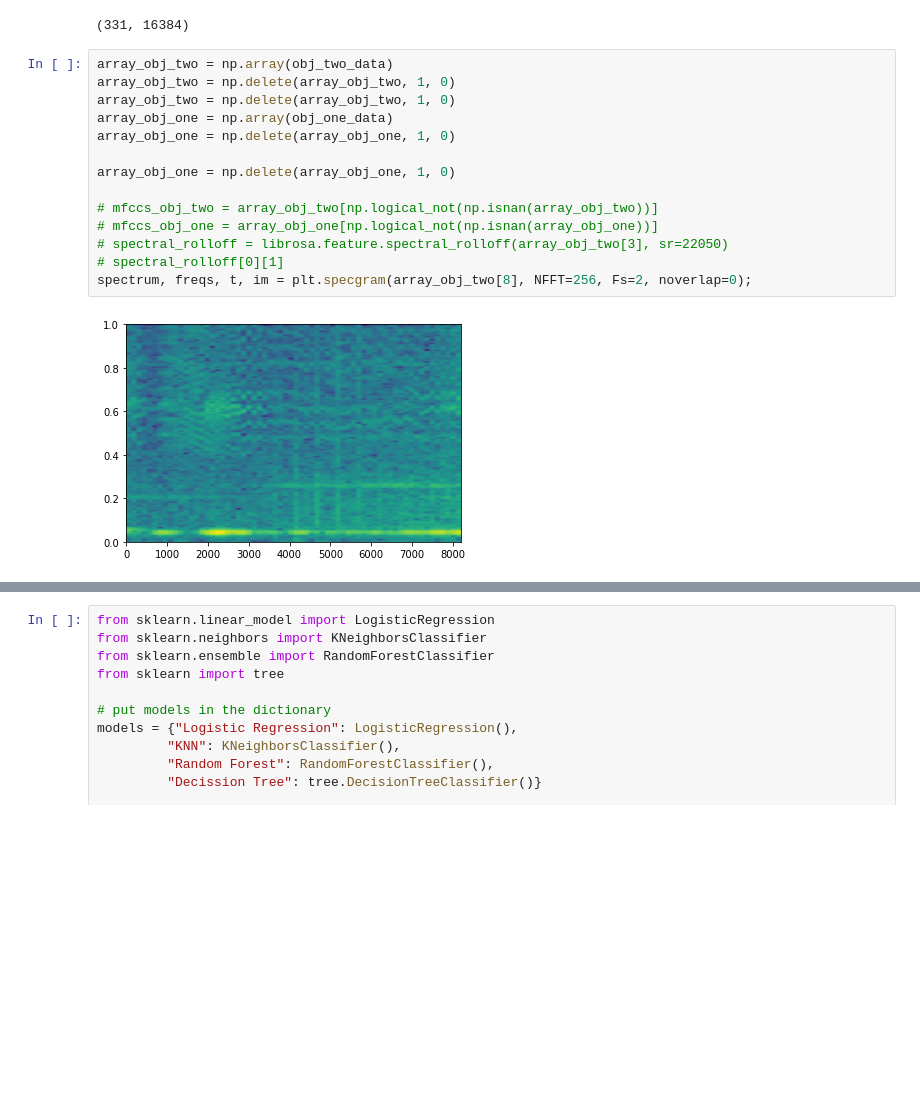
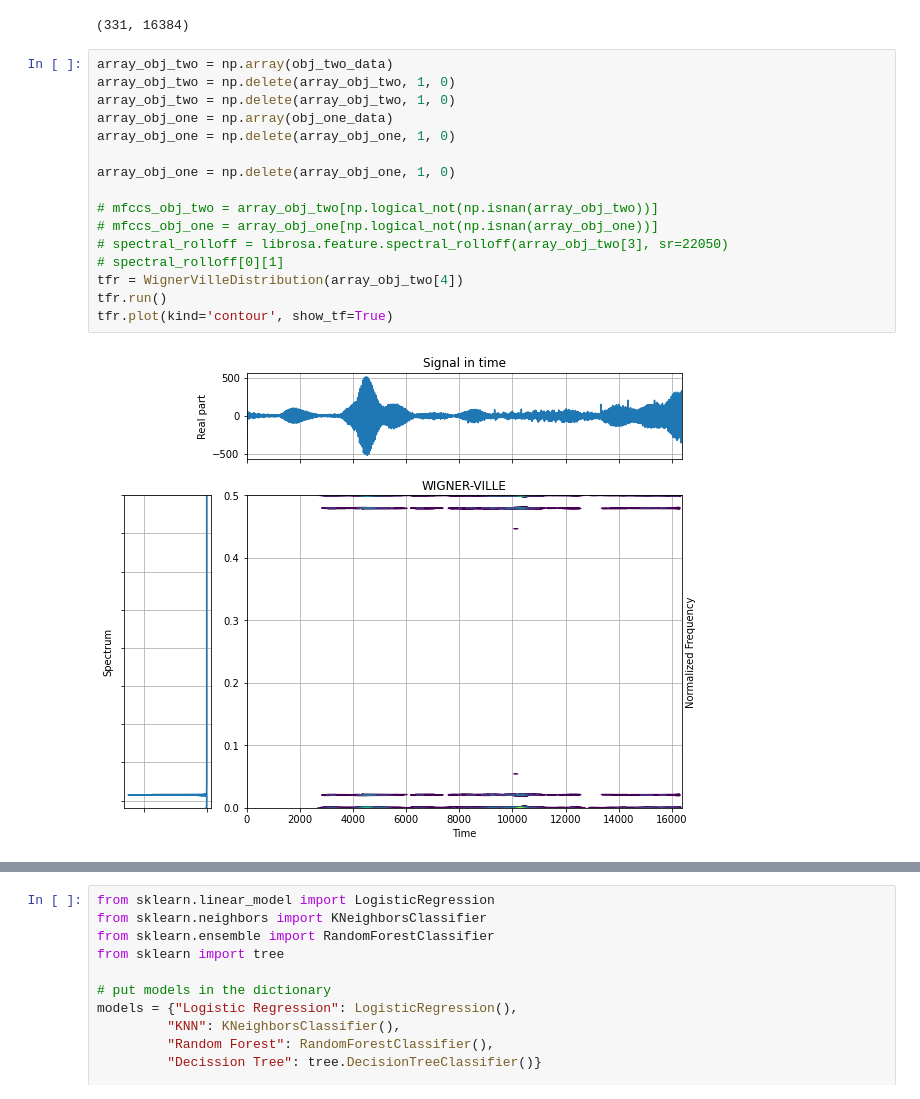
Before and after one commit to chetan2510/Discrimination-of-reflected-sound-signals, a Jupyter notebook: LatestImplementation.ipynb, the cells around one changed output, grey strips where cells are left out. Saved outputs shown, nothing was run; the diff lists cells and outputs as text; blank space fills up the shorter version.

Commit message:
Added distribution

```diff
--- a/LatestImplementation.ipynb
+++ b/LatestImplementation.ipynb
@@ -21,17 +22,19 @@ obj_two_data.shape
 # %%
 array_obj_two = np.array(obj_two_data)
 array_obj_two = np.delete(array_obj_two, 1, 0)
 array_obj_two = np.delete(array_obj_two, 1, 0)
 array_obj_one = np.array(obj_one_data)
 array_obj_one = np.delete(array_obj_one, 1, 0)
 
 array_obj_one = np.delete(array_obj_one, 1, 0)
 
 # mfccs_obj_two = array_obj_two[np.logical_not(np.isnan(array_obj_two))]
 # mfccs_obj_one = array_obj_one[np.logical_not(np.isnan(array_obj_one))]
 # spectral_rolloff = librosa.feature.spectral_rolloff(array_obj_two[3], sr=22050)
 # spectral_rolloff[0][1]
-spectrum, freqs, t, im = plt.specgram(array_obj_two[8], NFFT=256, Fs=2, noverlap=0);
+tfr = WignerVilleDistribution(array_obj_two[4])
+tfr.run()
+tfr.plot(kind='contour', show_tf=True)
 # %% [output]
-[figure, old version]
+[figure, new version]
 # %%
```
Also changed, not shown: parts of 35 cells of this notebook.
